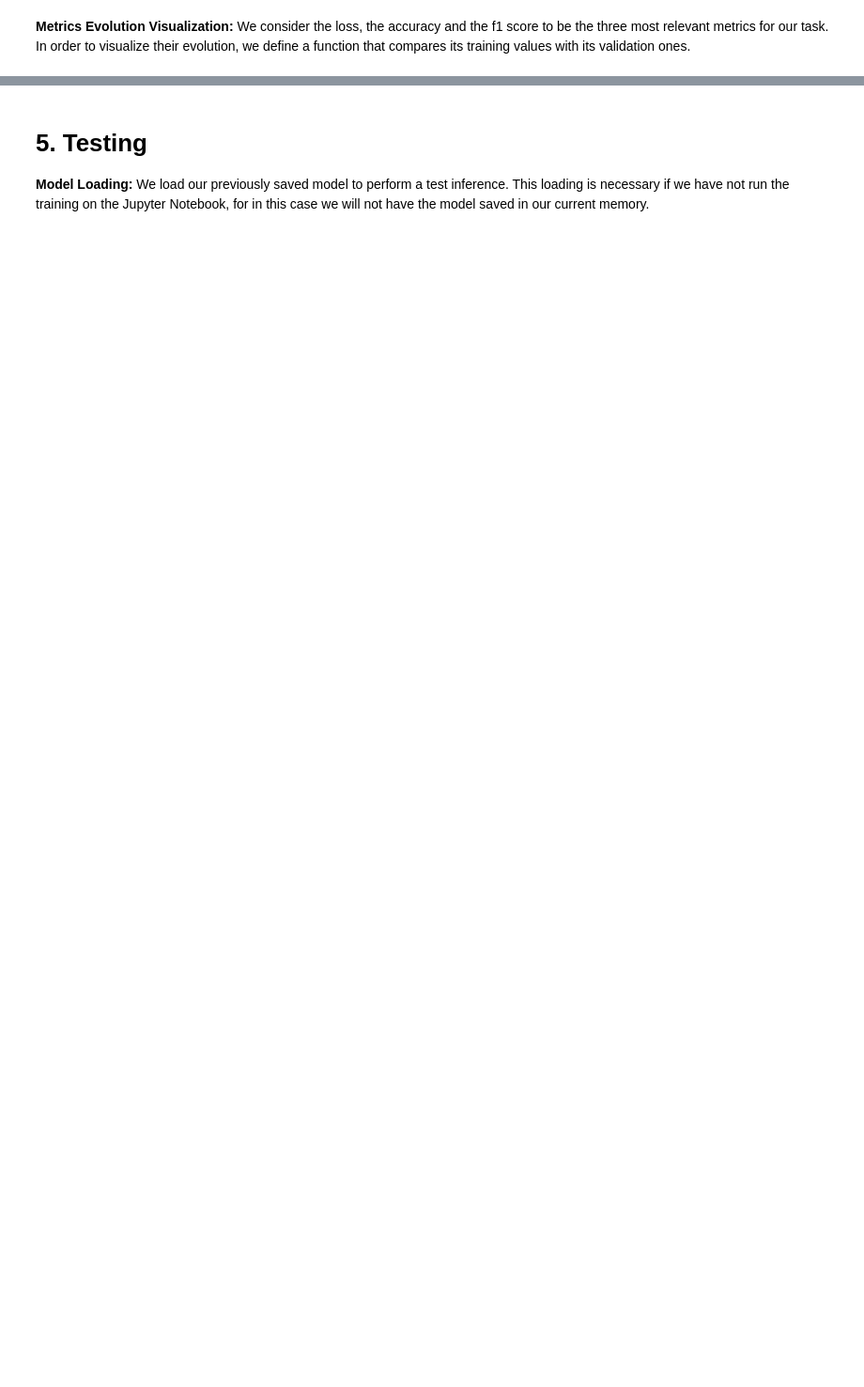
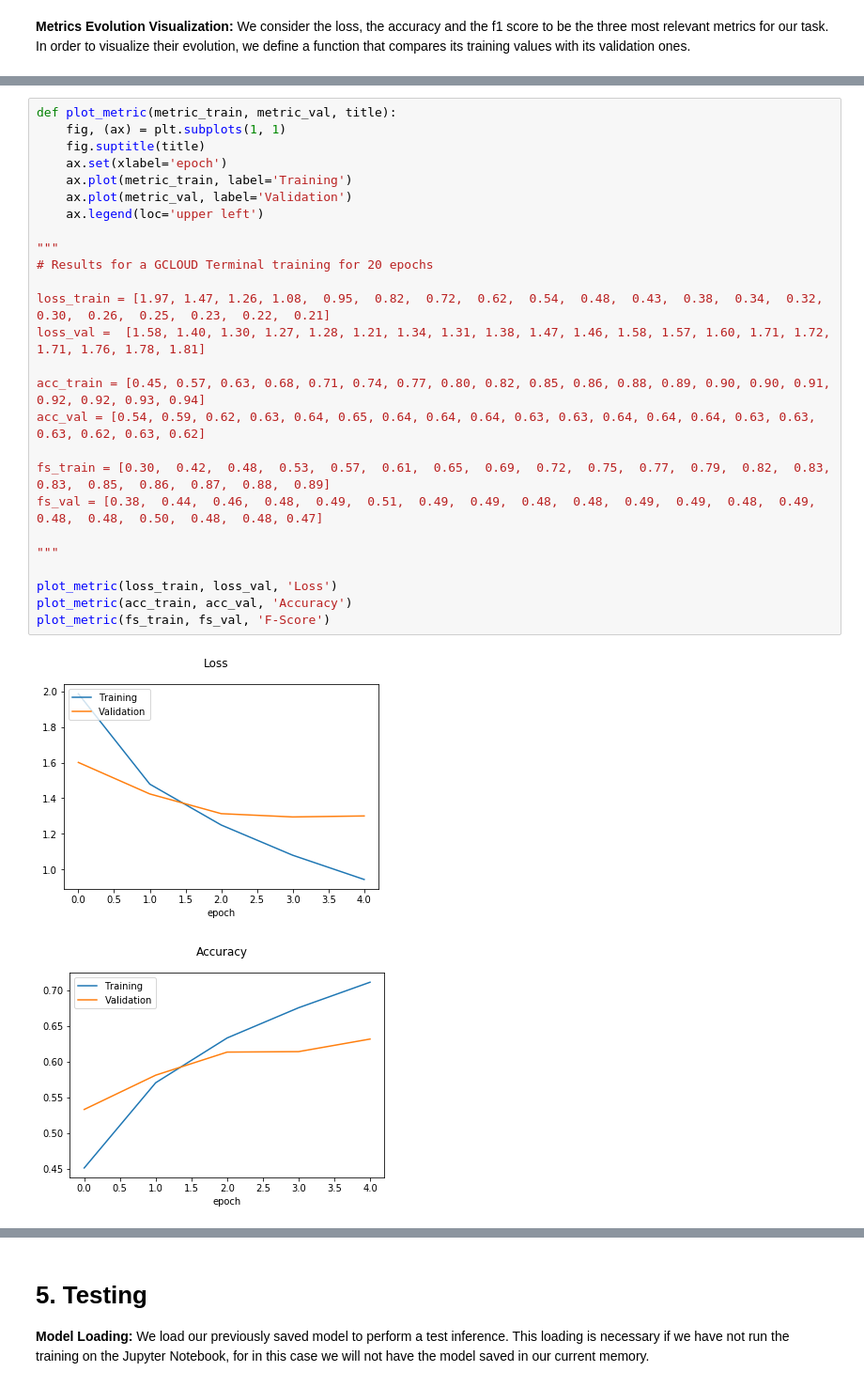
Before and after one commit to cedricchao/SnakeSpeciesIdentification, a Jupyter notebook: Baseline.ipynb, the cells around one changed output, grey strips where cells are left out. Shown at 94% size. Cells and saved outputs as stored; diff of their text form; blank space fills up the shorter version.

Commit message:
Trained for 20 epochs

```diff
--- a/Baseline.ipynb
+++ b/Baseline.ipynb
@@ -337,0 +286,29 @@ plot_metric(fs_train, fs_val, 'F-Score')
+# %%
+def plot_metric(metric_train, metric_val, title):
+    fig, (ax) = plt.subplots(1, 1)
+    fig.suptitle(title)
+    ax.set(xlabel='epoch')
+    ax.plot(metric_train, label='Training')
+    ax.plot(metric_val, label='Validation')
+    ax.legend(loc='upper left')
+
+"""
+# Results for a GCLOUD Terminal training for 20 epochs
+
+loss_train = [1.97, 1.47, 1.26, 1.08,  0.95,  0.82,  0.72,  0.62,  0.54,  0.48,  0.43,  0.38,  0.34,  0.32,  0.30,  0.26,  0.25,  0.23,  0.22,  0.21]
+loss_val =  [1.58, 1.40, 1.30, 1.27, 1.28, 1.21, 1.34, 1.31, 1.38, 1.47, 1.46, 1.58, 1.57, 1.60, 1.71, 1.72, 1.71, 1.76, 1.78, 1.81]
+
+acc_train = [0.45, 0.57, 0.63, 0.68, 0.71, 0.74, 0.77, 0.80, 0.82, 0.85, 0.86, 0.88, 0.89, 0.90, 0.90, 0.91, 0.92, 0.92, 0.93, 0.94]
+acc_val = [0.54, 0.59, 0.62, 0.63, 0.64, 0.65, 0.64, 0.64, 0.64, 0.63, 0.63, 0.64, 0.64, 0.64, 0.63, 0.63, 0.63, 0.62, 0.63, 0.62]
+
+fs_train = [0.30,  0.42,  0.48,  0.53,  0.57,  0.61,  0.65,  0.69,  0.72,  0.75,  0.77,  0.79,  0.82,  0.83,  0.83,  0.85,  0.86,  0.87,  0.88,  0.89]
+fs_val = [0.38,  0.44,  0.46,  0.48,  0.49,  0.51,  0.49,  0.49,  0.48,  0.48,  0.49,  0.49,  0.48,  0.49,  0.48,  0.48,  0.50,  0.48,  0.48, 0.47]
+
+"""
+
+plot_metric(loss_train, loss_val, 'Loss')
+plot_metric(acc_train, acc_val, 'Accuracy')
+plot_metric(fs_train, fs_val, 'F-Score')
+# %% [output]
+[figure, added]
+[figure, added]
```
Also changed, not shown: parts of 9 cells of this notebook.
